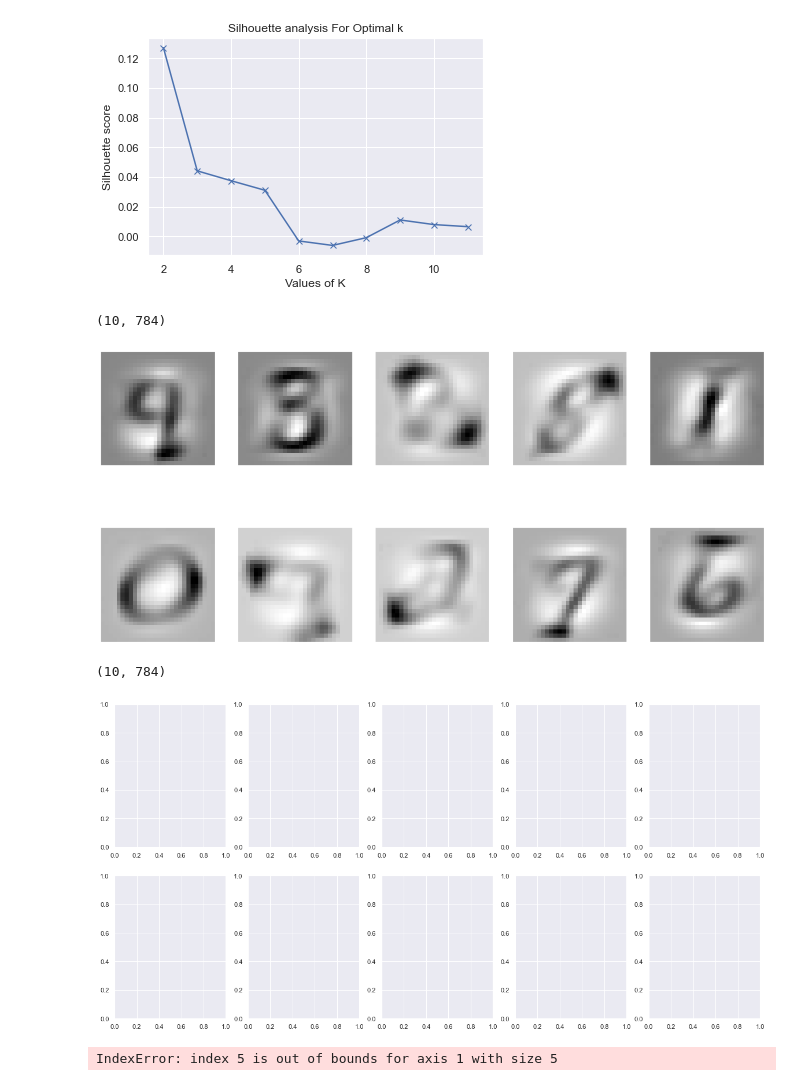
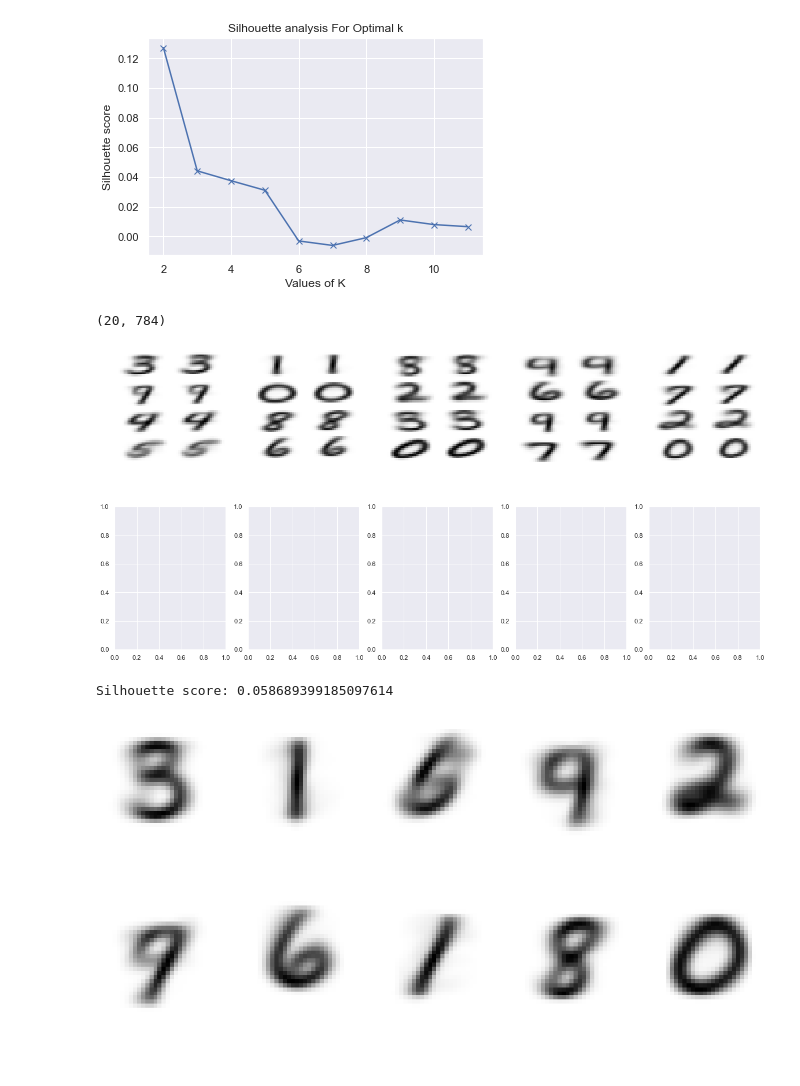
Before and after one commit to zareeiant/ItML_Asn_3_Students, a Jupyter notebook: Try.ipynb, the cells around one changed output. Saved outputs shown, nothing was run; the diff lists cells and outputs as text; code cells hidden in the pictures; blank space fills up the shorter version.

```diff
--- a/Try.ipynb
+++ b/Try.ipynb
@@ -107,30 +107,24 @@ plt.show()
 # %% [output]
 [figure]
 # %%
-kmeans2=KMeans(n_clusters=10)
+kmeans2=KMeans(n_clusters=20)
 
-labels2=kmeans2.fit_predict(X)
+clusters2=kmeans2.fit_predict(X)
+testdf2 = pd.DataFrame(X)
+testdf2['Cluster'] = clusters2
 center2=kmeans2.cluster_centers_
 center2.shape
 # %% [output]
-(10, 784)
+(20, 784)
 # %%
 fig1, ax1=plt.subplots(2,5,figsize=(20,10))
-center2=center2.reshape(10,28,28)
+center2=center2.reshape(5,56,56)
 
 for axi2, center2 in zip(ax1.flat, center2):
     axi2.set(xticks=[], yticks=[])
     axi2.imshow(center2, interpolation='nearest', cmap=plt.cm.binary)
 # %% [output]
-[figure, old version]
+[figure, new version]
-# %%
-kmeans2=KMeans(n_clusters=10)
-
-labels2=kmeans2.fit_predict(X)
-center2=kmeans2.cluster_centers_
-center2.shape
-# %% [output]
-(10, 784)
 # %%
 # Assign labels to clusters based on the majority class
 
@@ -145,19 +158,19 @@ for i in range(10):
+# %%
+from sklearn.metrics import silhouette_score
+import matplotlib.pyplot as plt
+
+labels = kmeans.labels_
+
+score = silhouette_score(X_scaled, labels, metric='euclidean')
+print("Silhouette score:", score)
+# %% [output]
+Silhouette score: 0.058689399185097614
 # %%
 fig1, ax1=plt.subplots(2,5,figsize=(20,10))
-center2=center2.reshape(10,28,28)
+center=kmeans.cluster_centers_.reshape(10,28,28)
 
-for axi2, center2 in zip(ax1.flat, center2):
+for axi, center in zip(ax1.flat, center):
     axi.set(xticks=[], yticks=[])
-    axi.imshow(center2, interpolation='nearest', cmap=plt.cm.binary)
+    axi.imshow(center, interpolation='nearest', cmap=plt.cm.binary)
 # %% [output]
-[figure, old version]
+[figure, new version]
-# %%
-for i in range(10):
-    for j in range(10):
-        mask = (new_labels == i * 10 + j)
-        center = np.mean(X[mask], axis=0).reshape(28, 28)
-        ax[i, j].set(xticks=[], yticks=[])
-        ax[i, j].imshow(center, interpolation='nearest', cmap=plt.cm.binary)
-plt.show()
-# %% [output]
-IndexError: index 5 is out of bounds for axis 1 with size 5
```
Also changed, not shown: parts of 2 cells of this notebook.
